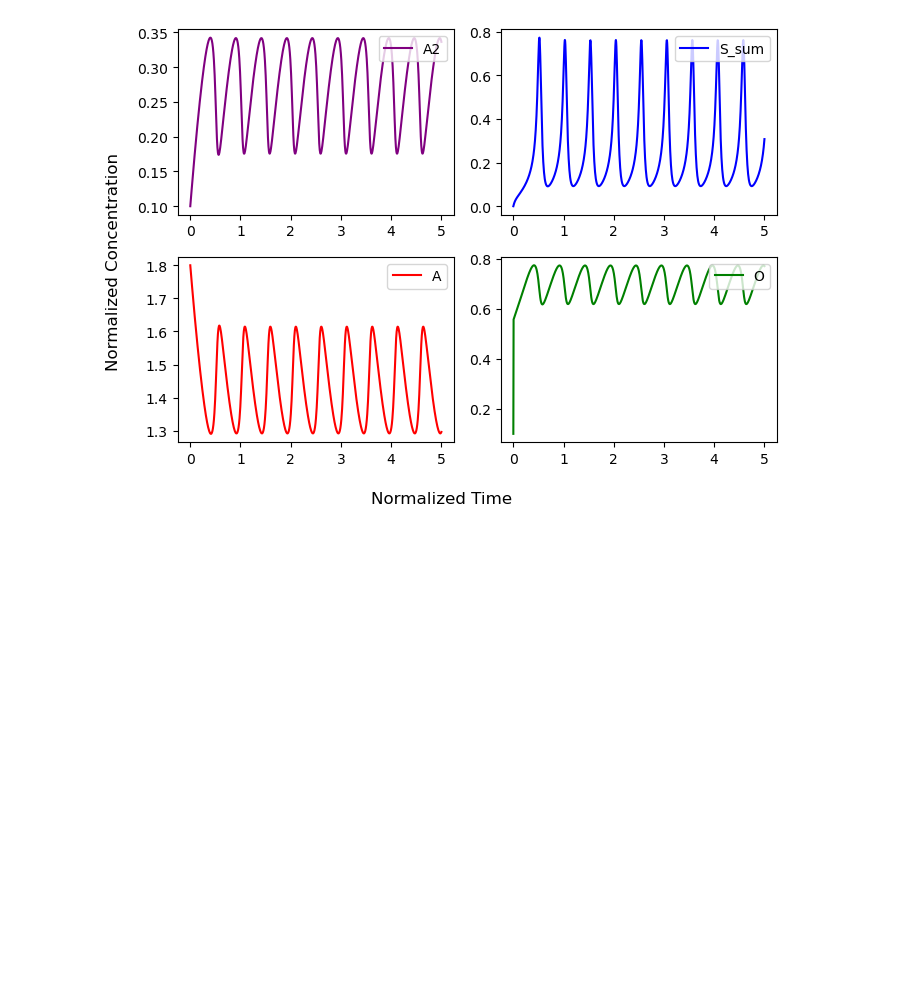
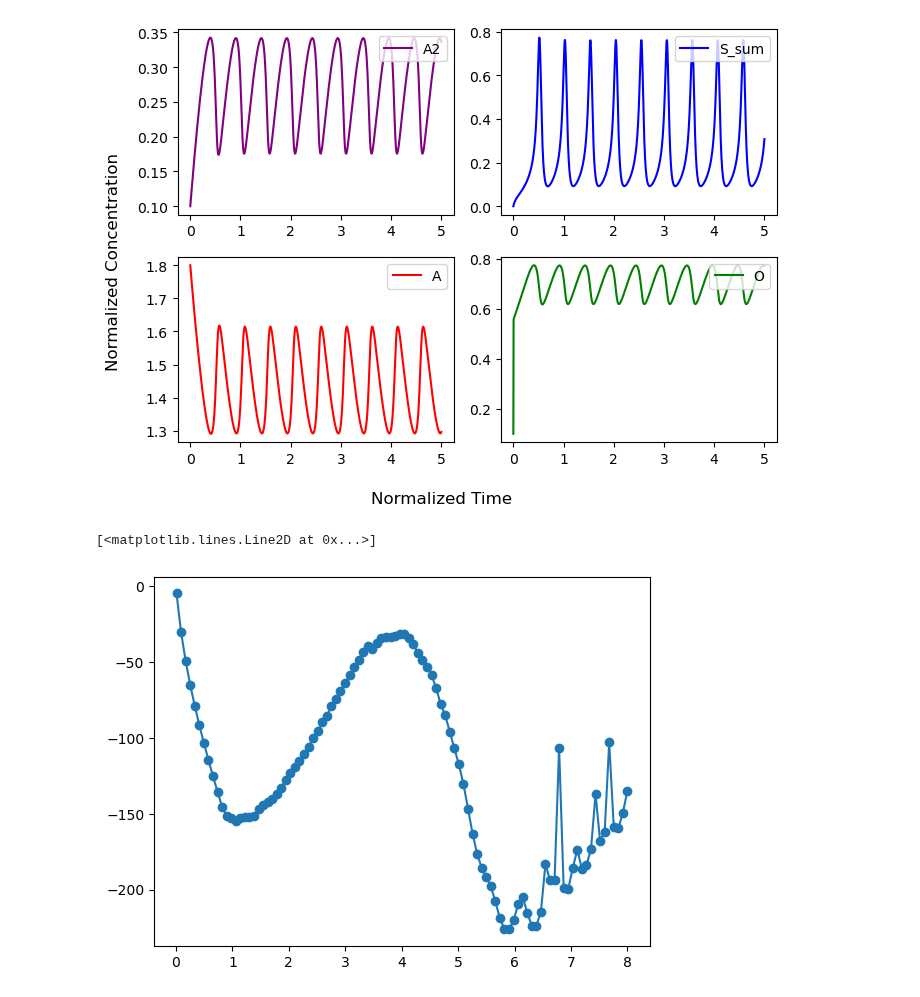
Before and after one commit to Zhiheng419/Chemical_Oscillation_Model, a Jupyter notebook: sym.ipynb, the cells around one changed output. Saved outputs shown, nothing was run; the diff lists cells and outputs as text; code cells hidden in the pictures; blank space fills up the shorter version.

```diff
--- a/sym.ipynb
+++ b/sym.ipynb
@@ -75,7 +75,7 @@ full_FTC_first_order['info']
 # %% [output]
 '4 params: alpha, beta, theta, phi. 2 consts: lam, m, 3 vars: cA2, cS, cO'
 # %%
-params = np.array([50.0, 50.0, 1.0, 35.0])/1
+params = np.array([50.0, 50.0, 1.0, 35.0])
 const = np.array([0.1, 2])
 init_cond = np.array([0.1, 0, 0.1])
 model = oscillation(full_FTC_first_order['model'], params, const, init_cond, full_FTC_first_order['calc_all'])
@@ -87,14 +87,3 @@ model.plot(t=5,method='LSODA', npoints=1000)
 [figure]
 # %%
 sol = model.simulate(t=20, method='LSODA', npoints=1000)
-# %%
-T = 298
-R = 8.314
-cA2, cS, cO = sol.y
-lam, m = const
-alpha, beta, theta, phi = params
-cA = 2 * (1 - cA2) - lam * (cS + cS**m)
-
-muA2 = R * T * np.log(cA2)
-muS = R * T * np.log(cS)
-muO = R * T * np.log(cO)
@@ -100,0 +135,5 @@ muO = R * T * np.log(cO)
+# %%
+plt.plot(r_range, sigma_mean_list, marker='o')
+# %% [output]
+[<matplotlib.lines.Line2D at 0x...>]
+[figure, added]
```
Also changed, not shown: parts of 1 cell of this notebook.
